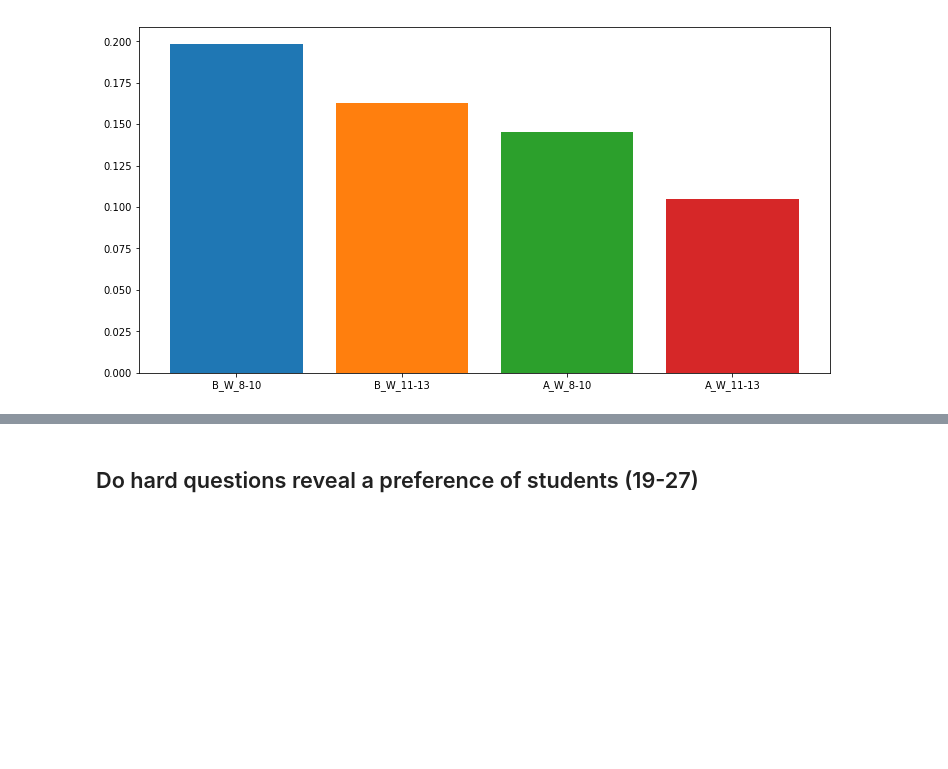
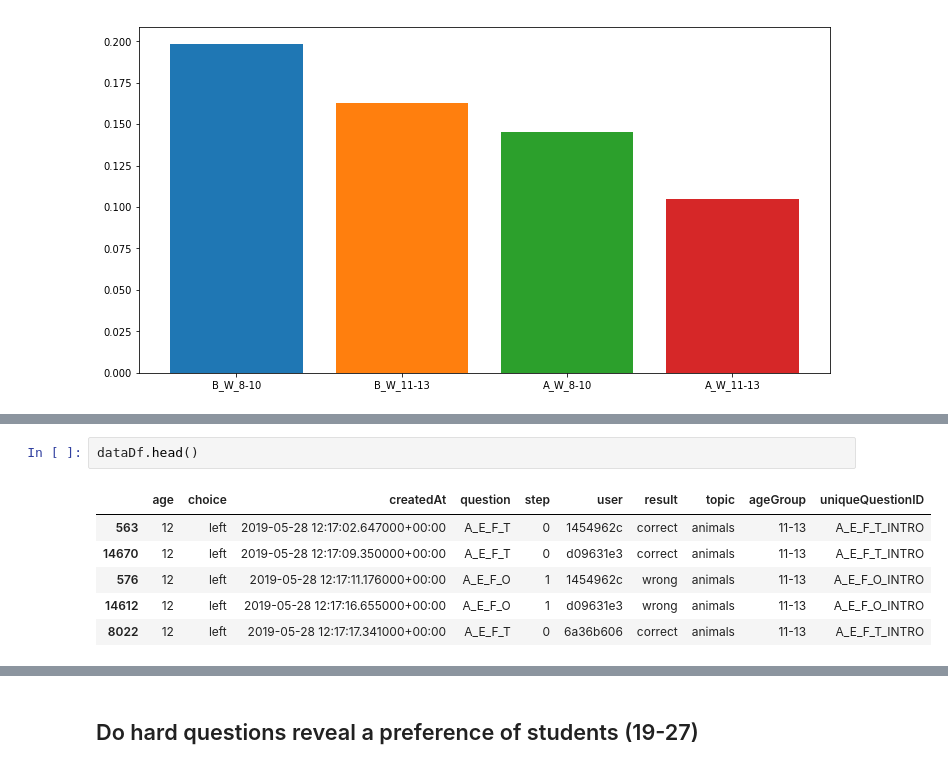
Before and after one commit to chili-epfl/induce, a Jupyter notebook: analysis/Analysis.ipynb, the cells around one changed output, grey strips where cells are left out. Drawn from its saved outputs; the diff is of its cells as text; blank space fills up the shorter version.

```diff
--- a/analysis/Analysis.ipynb
+++ b/analysis/Analysis.ipynb
@@ -242,0 +272,9 @@ AY: 0.146        AO: 0.105
+# %%
+dataDf.head()
+# %% [output]
+|  | age | choice | createdAt | question | step | user | result | topic | ageGroup | uniqueQuestionID |
+| 563 | 12 | left | 2019-05-28 12:17:02.647000+00:00 | A_E_F_T | 0 | 1454962c | correct | animals | 11-13 | A_E_F_T_INTRO |
+| 14670 | 12 | left | 2019-05-28 12:17:09.350000+00:00 | A_E_F_T | 0 | d09631e3 | correct | animals | 11-13 | A_E_F_T_INTRO |
+| 576 | 12 | left | 2019-05-28 12:17:11.176000+00:00 | A_E_F_O | 1 | 1454962c | wrong | animals | 11-13 | A_E_F_O_INTRO |
+| 14612 | 12 | left | 2019-05-28 12:17:16.655000+00:00 | A_E_F_O | 1 | d09631e3 | wrong | animals | 11-13 | A_E_F_O_INTRO |
+| 8022 | 12 | left | 2019-05-28 12:17:17.341000+00:00 | A_E_F_T | 0 | 6a36b606 | correct | animals | 11-13 | A_E_F_T_INTRO |
```
Also changed, not shown: parts of 20 cells of this notebook, 10 other files.
